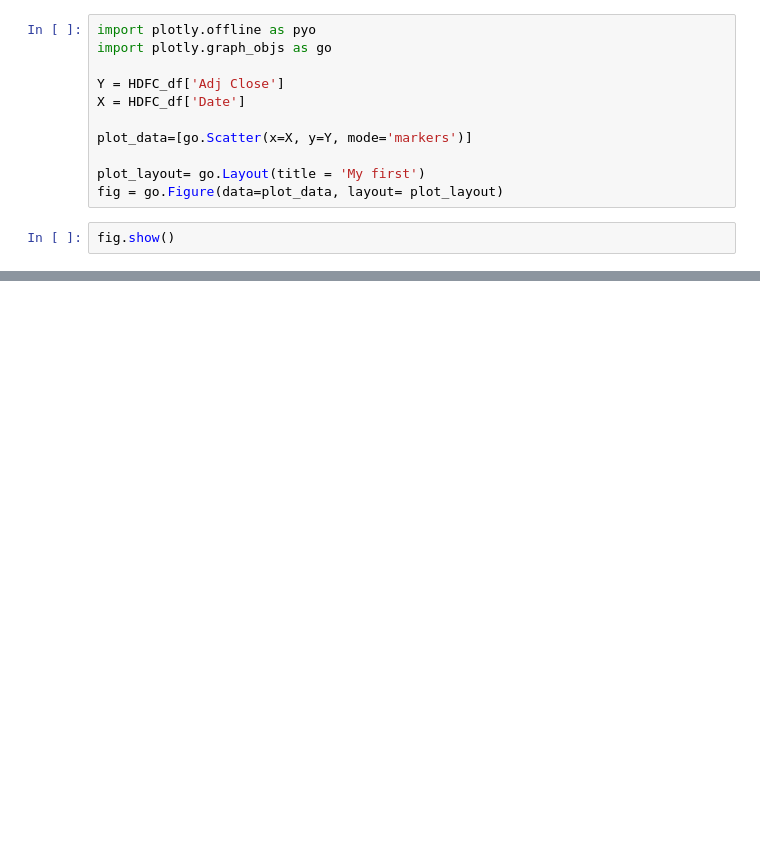
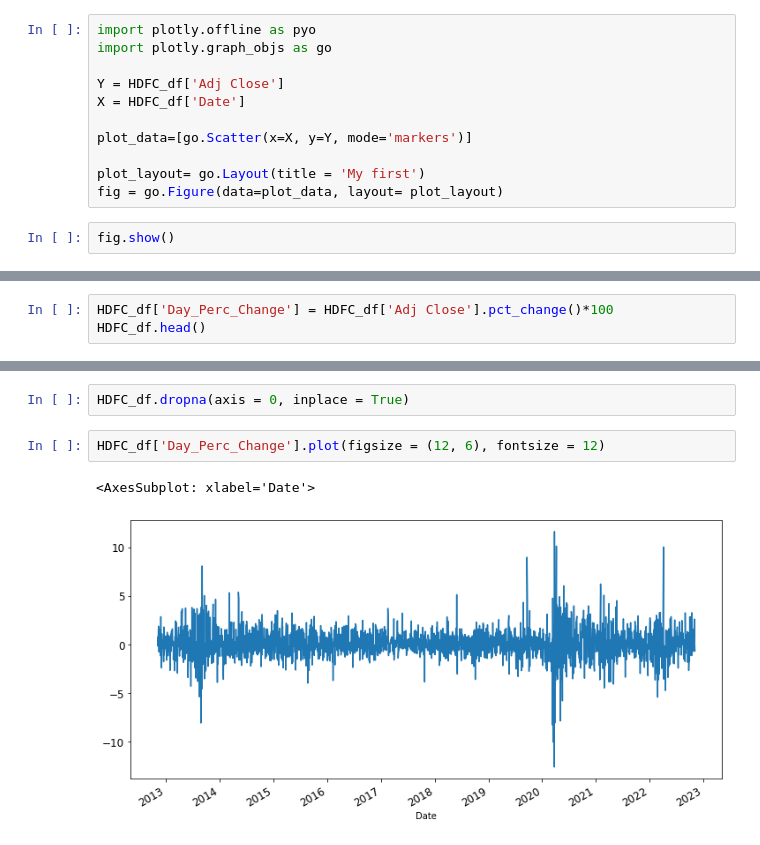
Before and after one commit to Harshit-0307/Stocks-Visualizing-and-Analysis, a Jupyter notebook: stocks_analysis.ipynb, the cells around one changed output, grey strips where cells are left out. Cells and saved outputs as stored; diff of their text form; blank space fills up the shorter version.

```diff
--- a/stocks_analysis.ipynb
+++ b/stocks_analysis.ipynb
@@ -122,0 +129,3 @@ fig.show()
+# %%
+HDFC_df['Day_Perc_Change'] = HDFC_df['Adj Close'].pct_change()*100
+HDFC_df.head()
@@ -122,0 +140,7 @@ fig.show()
+# %%
+HDFC_df.dropna(axis = 0, inplace = True)
+# %%
+HDFC_df['Day_Perc_Change'].plot(figsize = (12, 6), fontsize = 12)
+# %% [output]
+<AxesSubplot: xlabel='Date'>
+[figure, added]
```
Also changed, not shown: parts of 18 cells of this notebook.
